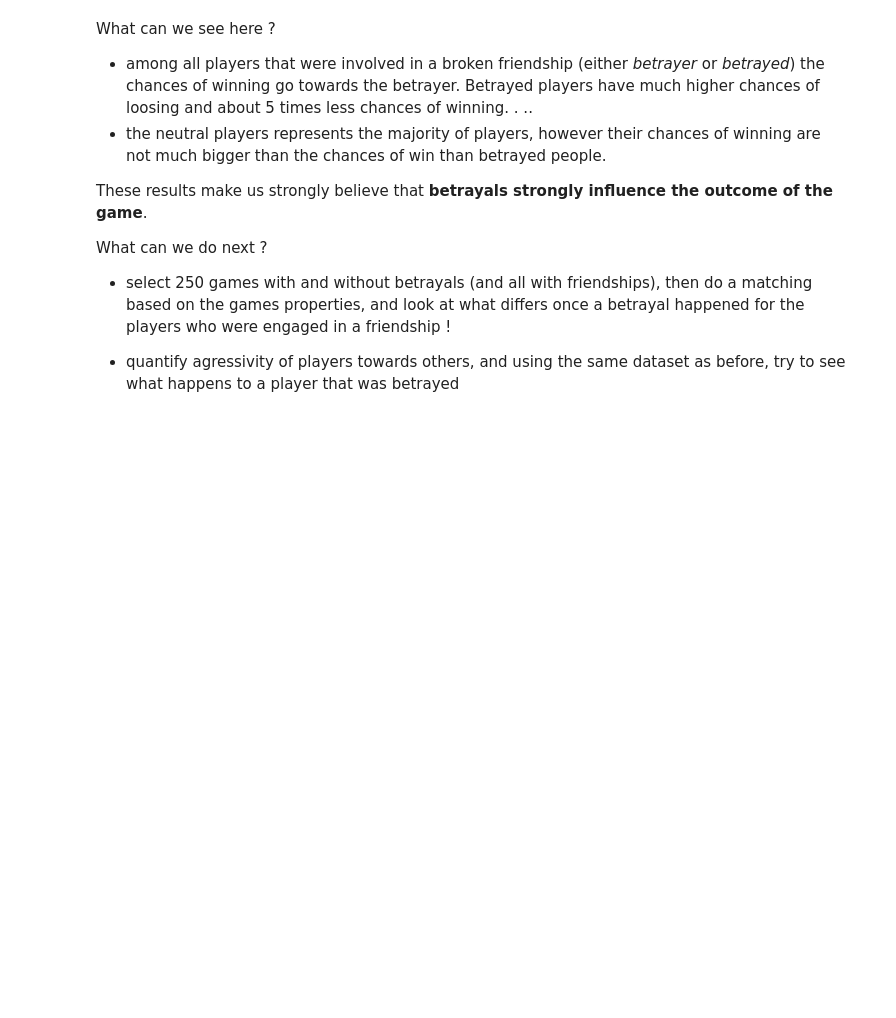
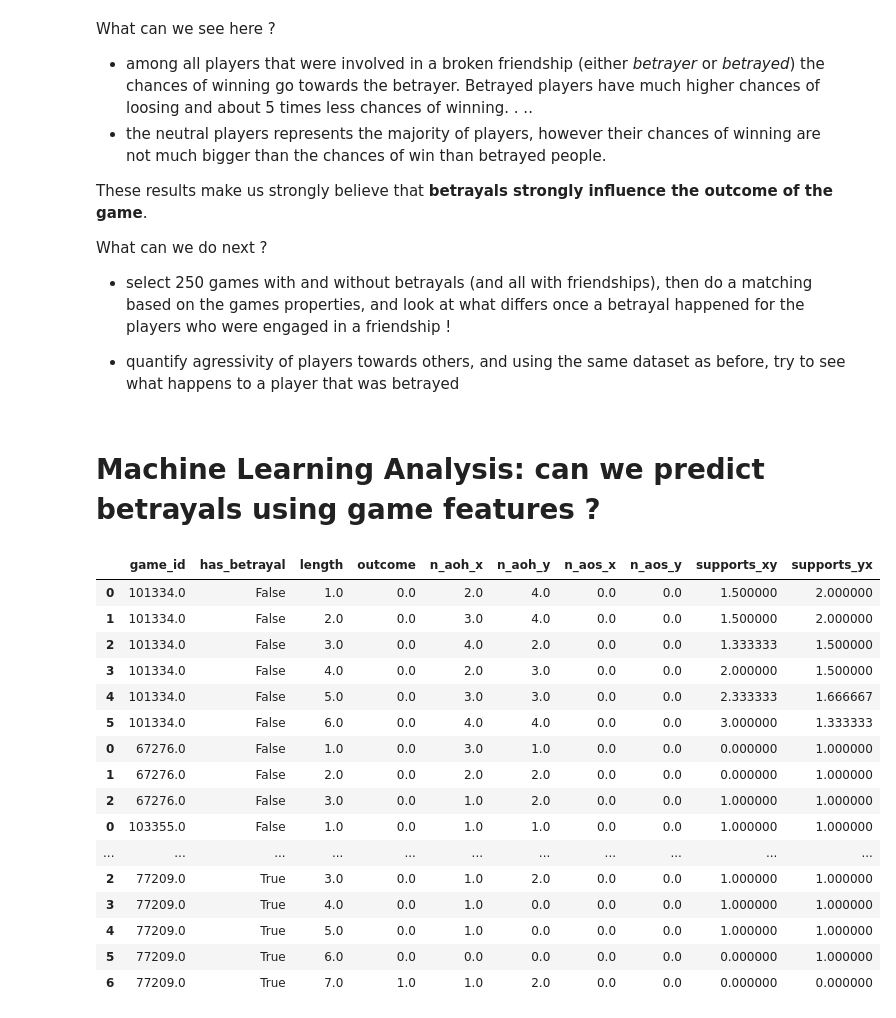
Before and after one commit to epfl-ada/ada-2020-project-milestone-p3-p3_chic, a Jupyter notebook: p4-part2.ipynb, the cells around one changed output. Saved outputs shown, nothing was run; the diff lists cells and outputs as text; code cells hidden in the pictures; blank space fills up the shorter version.

```diff
--- a/p4-part2.ipynb
+++ b/p4-part2.ipynb
@@ -131,3 +168,28 @@ What can we do next ?
 - select 250 games with  and without betrayals (and all with friendships), then do a matching based on the games properties, and look at what differs once a betrayal happened for the players who were engaged in a friendship !
 
 - quantify agressivity of players towards others, and using the same dataset as before, try to see what happens to a player that was betrayed
+# %% [markdown]
+# Machine Learning Analysis: can we predict betrayals using game features ?
+# %%
+import statsmodels.formula.api as smf
+
+features = pd.read_pickle("data/features1/features.pkl")
+features
+# %% [output]
+|  | game_id | has_betrayal | length | outcome | n_aoh_x | n_aoh_y | n_aos_x | n_aos_y | supports_xy | supports_yx |
+| 0 | 101334.0 | False | 1.0 | 0.0 | 2.0 | 4.0 | 0.0 | 0.0 | 1.500000 | 2.000000 |
+| 1 | 101334.0 | False | 2.0 | 0.0 | 3.0 | 4.0 | 0.0 | 0.0 | 1.500000 | 2.000000 |
+| 2 | 101334.0 | False | 3.0 | 0.0 | 4.0 | 2.0 | 0.0 | 0.0 | 1.333333 | 1.500000 |
+| 3 | 101334.0 | False | 4.0 | 0.0 | 2.0 | 3.0 | 0.0 | 0.0 | 2.000000 | 1.500000 |
+| 4 | 101334.0 | False | 5.0 | 0.0 | 3.0 | 3.0 | 0.0 | 0.0 | 2.333333 | 1.666667 |
+| 5 | 101334.0 | False | 6.0 | 0.0 | 4.0 | 4.0 | 0.0 | 0.0 | 3.000000 | 1.333333 |
+| 0 | 67276.0 | False | 1.0 | 0.0 | 3.0 | 1.0 | 0.0 | 0.0 | 0.000000 | 1.000000 |
+| 1 | 67276.0 | False | 2.0 | 0.0 | 2.0 | 2.0 | 0.0 | 0.0 | 0.000000 | 1.000000 |
+| 2 | 67276.0 | False | 3.0 | 0.0 | 1.0 | 2.0 | 0.0 | 0.0 | 1.000000 | 1.000000 |
+| 0 | 103355.0 | False | 1.0 | 0.0 | 1.0 | 1.0 | 0.0 | 0.0 | 1.000000 | 1.000000 |
+| ... | ... | ... | ... | ... | ... | ... | ... | ... | ... | ... |
+| 2 | 77209.0 | True | 3.0 | 0.0 | 1.0 | 2.0 | 0.0 | 0.0 | 1.000000 | 1.000000 |
+| 3 | 77209.0 | True | 4.0 | 0.0 | 1.0 | 0.0 | 0.0 | 0.0 | 1.000000 | 1.000000 |
+| 4 | 77209.0 | True | 5.0 | 0.0 | 1.0 | 0.0 | 0.0 | 0.0 | 1.000000 | 1.000000 |
+| 5 | 77209.0 | True | 6.0 | 0.0 | 0.0 | 0.0 | 0.0 | 0.0 | 0.000000 | 1.000000 |
+| 6 | 77209.0 | True | 7.0 | 1.0 | 1.0 | 2.0 | 0.0 | 0.0 | 0.000000 | 0.000000 |
```
Also changed, not shown: parts of 13 cells of this notebook, 1 other file.
